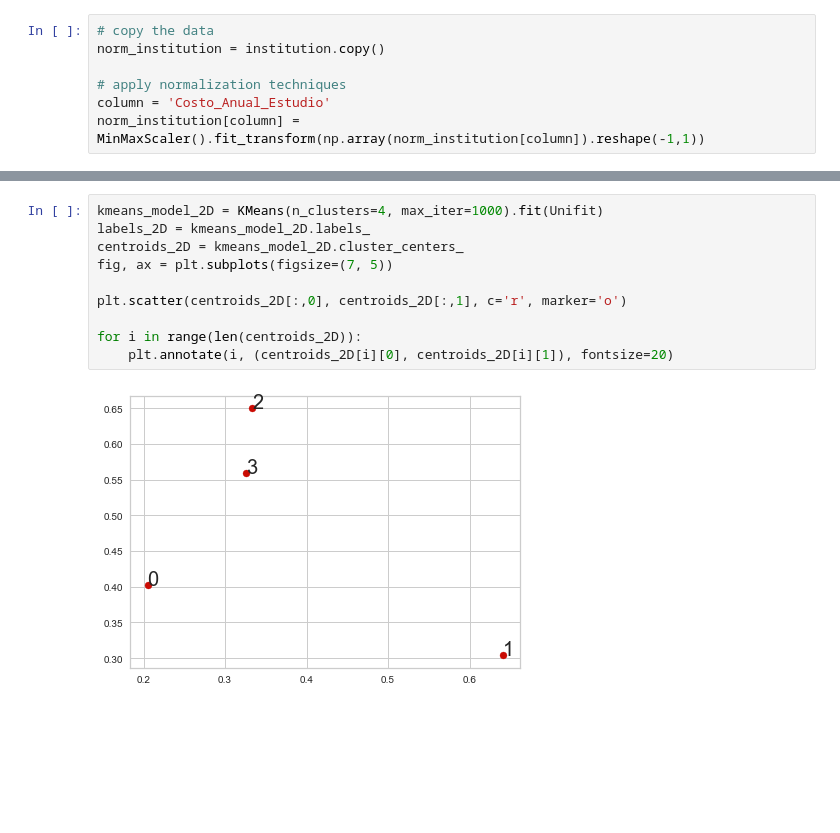
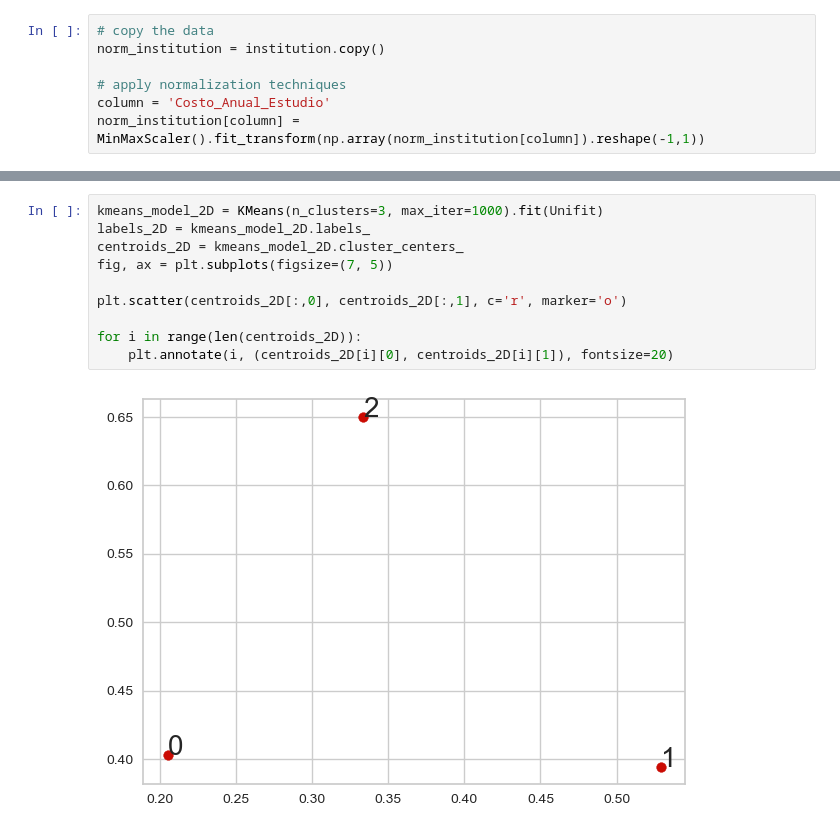
Before and after one commit to acastrillonv/Trabajo-1-TAE, a Jupyter notebook: TrabajoTAE.ipynb, the cells around one changed output, grey strips where cells are left out. Saved outputs shown, nothing was run; the diff lists cells and outputs as text; blank space fills up the shorter version.

```diff
--- a/TrabajoTAE.ipynb
+++ b/TrabajoTAE.ipynb
@@ -164,13 +166,13 @@ visualizer.show()
 <AxesSubplot:title={'center':'Distortion Score Elbow for KMeans Clustering'}, xlabel='k', ylabel='distortion score'>
 # %%
-kmeans_model_2D = KMeans(n_clusters=4, max_iter=1000).fit(Unifit)
+kmeans_model_2D = KMeans(n_clusters=3, max_iter=1000).fit(Unifit)
 labels_2D = kmeans_model_2D.labels_
 centroids_2D = kmeans_model_2D.cluster_centers_
 fig, ax = plt.subplots(figsize=(7, 5))
 
 plt.scatter(centroids_2D[:,0], centroids_2D[:,1], c='r', marker='o')
 
 for i in range(len(centroids_2D)):
     plt.annotate(i, (centroids_2D[i][0], centroids_2D[i][1]), fontsize=20)
 # %% [output]
-[figure, old version]
+[figure, new version]
```
Also changed, not shown: parts of 18 cells of this notebook.
